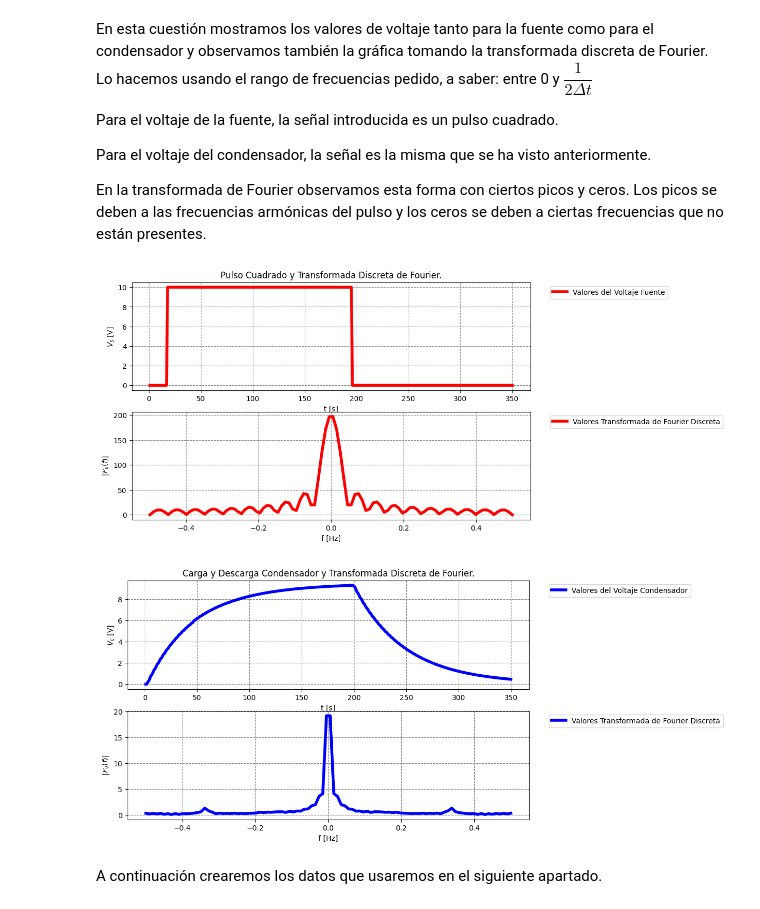
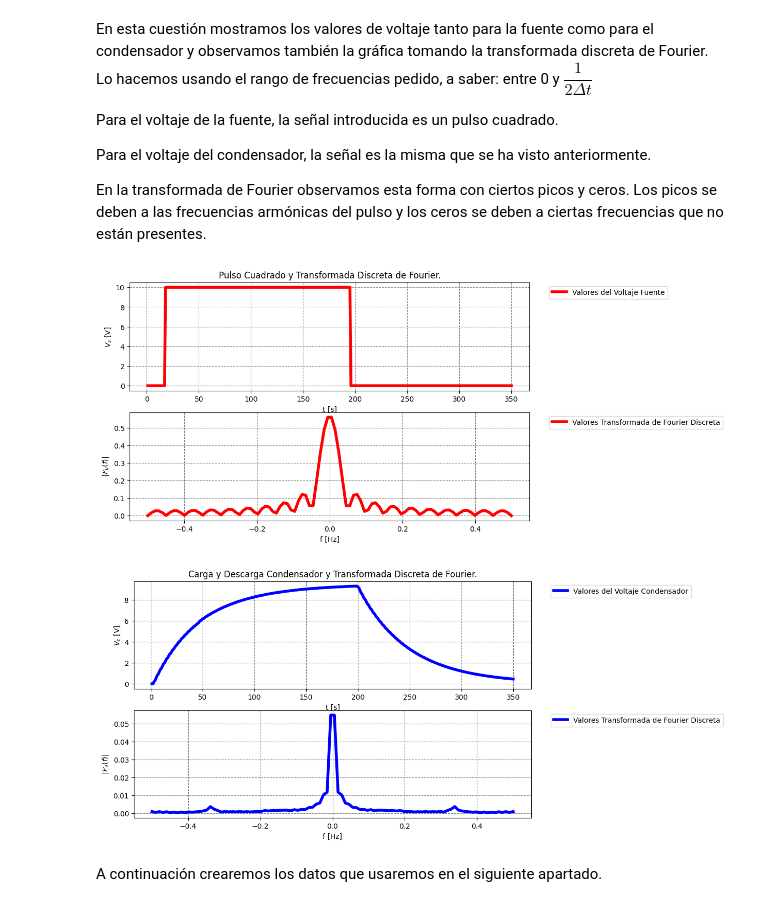
Before and after one commit to WetZap/Practicas-Circuitos, a Jupyter notebook: Practicas/Sesion 5/QuintaSesion.ipynb, the cells around one changed output. Drawn from its saved outputs; the diff is of its cells as text; code cells hidden in the pictures.

```diff
--- a/Practicas/Sesion 5/QuintaSesion.ipynb
+++ b/Practicas/Sesion 5/QuintaSesion.ipynb
@@ -17,6 +17,7 @@ import pandas as pd
 import numpy as np
 from matplotlib import pyplot as plt
 from scipy.optimize import curve_fit
+Pi = 3.141592653589793238462643383279502884197169399375105820974944592307816406286208998628034825342117067982148086513282306647093
 # %%
 # Importamos el fichero que contiene los datos.
 xlsx_name="P5_PlantillaMedidasEstudiantes.ods"
@@ -473,8 +474,8 @@ def Fourier(v,t,f):
     for j,k in enumerate(t):
         if j != 0 and j != len(t)-1:
             IncrementoT = (t[j+1]-t[j-1])/2
-            suma += v[j] * IncrementoT * np.exp(-1.0j * k * 2 * np.pi * np.abs(f))
-    return suma# Normalizamos el resultado
+            suma += v[j] * IncrementoT * np.exp(-1.0j * k * 2 * Pi * np.abs(f))
+    return suma/N# Normalizamos el resultado
 # %% [markdown]
 ---
 <h1 style="text-align: center;">[P5.C7]</h1>
@@ -506,10 +507,14 @@ FourierVoltajeFuente = []
 ModuloFuncionCondensador = []
 ModuloFuente = []
 
+
 FaseFuncionCondensador = []
 FaseFuente = []
 
-frec = np.linspace(-0.5,0.5,100)
+
+frec = np.linspace(-(1/2),1/2,100)
+
+
 
 for i in Tiempo:
     VoltajeFuenteLista.append(FuncionVoltageFuente(i))
@@ -527,6 +532,8 @@ for i in FourierVoltajeConde:
 for i in FourierVoltajeFuente:
     ModuloFuente.append(np.abs(i))
     FaseFuente.append(np.angle(i))
+
+(np.abs(i))
 
 #----------------------------------------------------------------------------------------------------------------------------------
 # Parte Fuente
@@ -548,35 +555,35 @@ plt.ylabel(r"$|\mathcal{F}_\nu (f)|$")
 plt.xlabel("f [Hz]")
 plt.grid(True, which="both", linestyle="--", color="gray")
 plt.legend(bbox_to_anchor=(1.04, 1), loc="upper left")
 
 plt.show()
 
 
 #----------------------------------------------------------------------------------------------------------------------------------
 # Parte Condensador
 #----------------------------------------------------------------------------------------------------------------------------------
 
 plt.figure(figsize=(10, 6))
 plt.subplot(2, 1, 1)
 plt.plot(Tiempo, VoltajeCondensador,label="Valores del Voltaje Condensador",color="blue",lw=4)
 
 plt.title(r"Carga y Descarga Condensador y Transformada Discreta de Fourier.")
 plt.xlabel(r"t [s]")
 plt.ylabel(r"$V_c$ [V]")
 plt.legend(bbox_to_anchor=(1.04, 1), loc="upper left")
 plt.grid(True, which="both", linestyle="--", color="gray")
 
 plt.subplot(2, 1, 2)
 plt.plot(frec, ModuloFuncionCondensador,label="Valores Transformada de Fourier Discreta",color="blue",lw=4)
 plt.ylabel(r"$|\mathcal{F}_\nu (f)|$")
 plt.xlabel("f [Hz]")
 plt.grid(True, which="both", linestyle="--", color="gray")
 plt.legend(bbox_to_anchor=(1.04, 1), loc="upper left")
 
 plt.show()
 # %% [output]
-[figure, old version]
+[figure, new version]
-[figure, old version]
+[figure, new version]
 # %% [markdown]
 A continuación crearemos los datos que usaremos en el siguiente apartado.
 # %%
```
Also changed, not shown: parts of 3 cells of this notebook.
